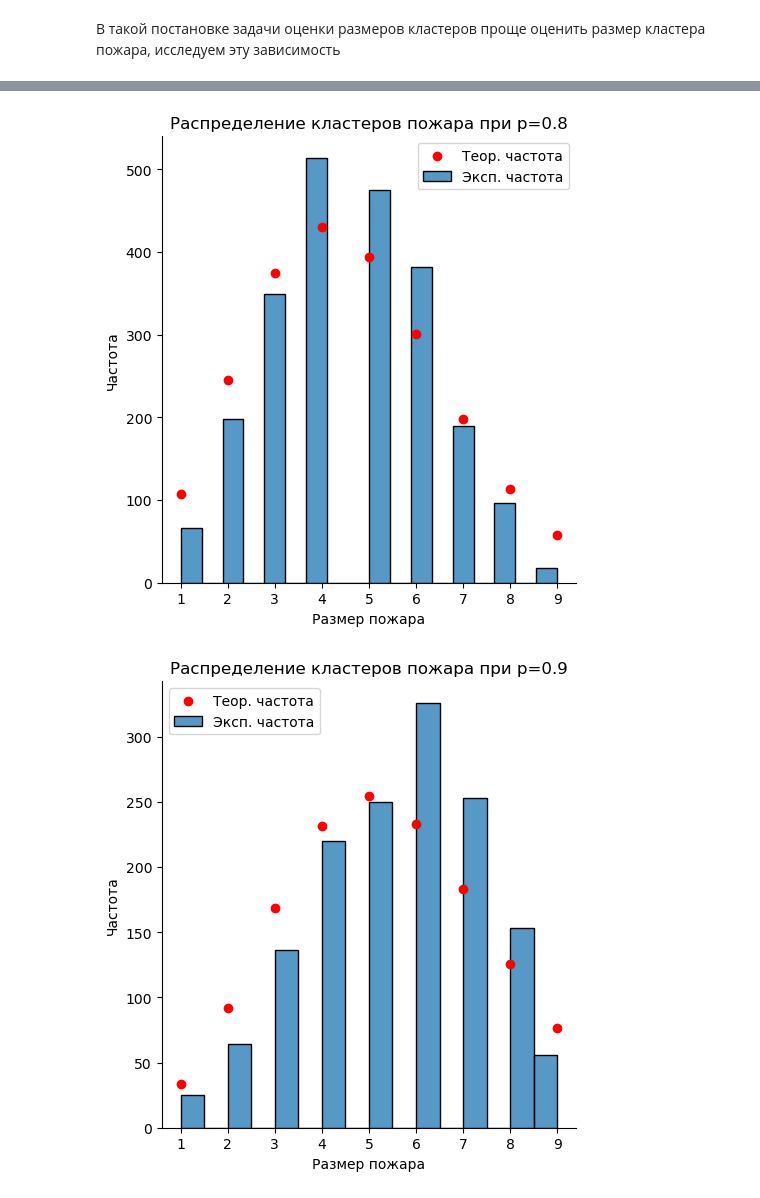
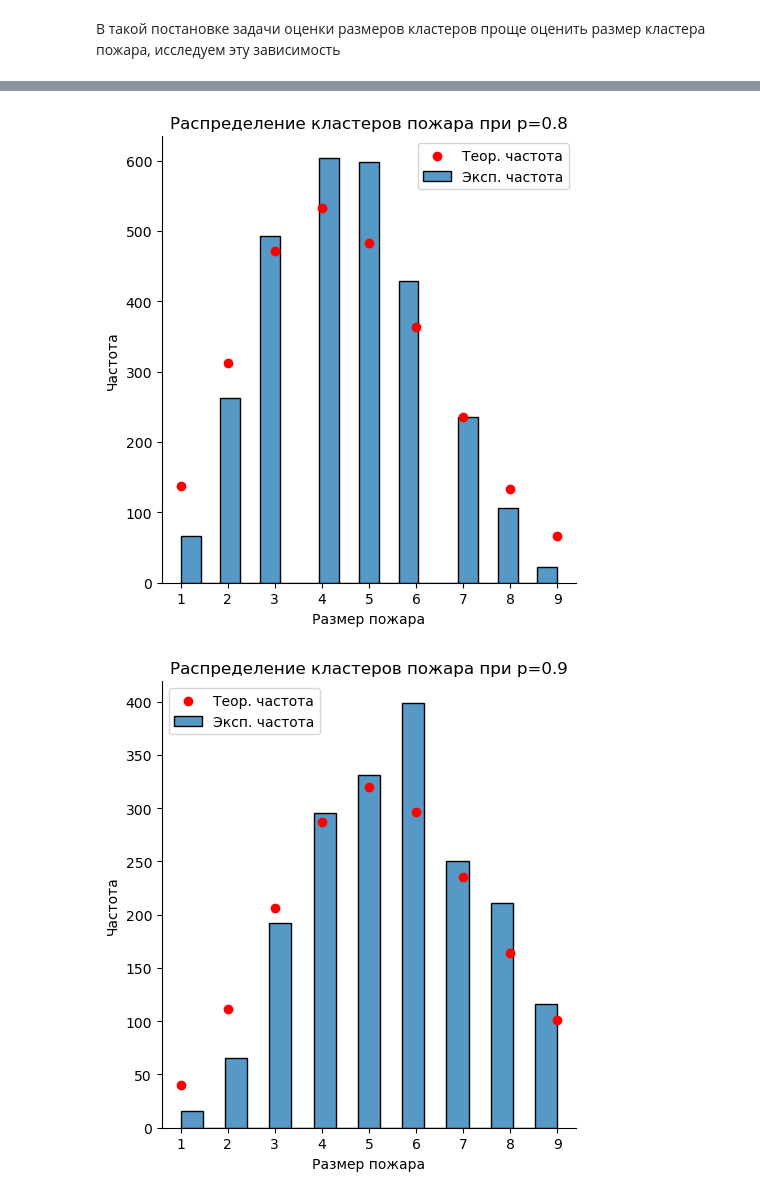
Before and after one commit to EHAT32/mathModelling, a Jupyter notebook: hw2/lab.ipynb, the cells around one changed output, grey strips where cells are left out. Cells and saved outputs as stored; diff of their text form; code cells hidden in the pictures.

```diff
--- a/hw2/lab.ipynb
+++ b/hw2/lab.ipynb
@@ -28,7 +28,7 @@ class ForestField:
         self.tree = 1
         self.fire = -1
 
-    def step(self, burnAll = False):
+    def step(self, burnAll = True):
         cell = (np.random.randint(0, self.n), np.random.randint(0, self.n))
         rand_val = np.random.rand()
         #forest growth
@@ -131,3 +131,22 @@ plt.legend()
 [figure]
 # %% [markdown]
 В такой постановке задачи оценки размеров кластеров проще оценить размер кластера пожара, исследуем эту зависимость
+# %%
+p_vals = np.arange(0.1, 1, 0.1)
+lambda_vals_exp = []
+for p in p_vals:
+    forest = ForestField(n=10, p=p, smallSize=30)
+    for _ in range(30000):
+        forest.step()
+    fire = np.array(forest.fireSize)
+    fire = fire[fire != 0]
+    int_vals = np.arange(np.min(fire), np.max(fire) + 1)
+    lambda_exp = 1/np.mean(fire)
+    lambda_vals_exp.append(lambda_exp)
+    exp_prob = lambda x, alpha: np.exp(- alpha * (x - 1)) - np.exp(- alpha * (x + 1))
+    exp_prob_vals = exp_prob(int_vals, lambda_exp) * len(fire)
+    bin_num = int(np.max(fire) - np.min(fire) + 1)
+    ax = sns.displot(fire, label = "Эксп. частота",bins=bin_num)
+    ax.set(xlabel="Размер пожара", ylabel="Частота", title=f"Распределение кластеров пожара при p={np.round(p, 2)}")
+    plt.scatter(int_vals + 0.5, exp_prob_vals, color='red', label='Теор. частота')
+    plt.legend()
@@ -134,18 +192,18 @@ plt.legend()
 # %%
 p_vals = np.arange(0.1, 1, 0.1)
-lambda_vals = []
+lambda_vals_pois = []
 for p in p_vals:
-    forest = ForestField(n=100, p=p, smallSize=30)
+    forest = ForestField(n=10, p=p, smallSize=30)
     for _ in range(30000):
-        forest.step()
+        forest.step(burnAll=False)
     fire = np.array(forest.fireSize)
     fire = fire[fire != 0]
     int_vals = np.arange(np.min(fire), np.max(fire) + 1)
     lambda_exp = np.mean(fire)
-    lambda_vals.append(lambda_exp)
-    poisson_probs_scipy = poisson.pmf(int_vals, lambda_exp) * len(fire)
+    lambda_vals_pois.append(lambda_exp)
+    pois_vals = poisson.pmf(int_vals, lambda_exp) * len(fire)
     ax = sns.displot(fire, label = "Эксп. частота")
     ax.set(xlabel="Размер пожара", ylabel="Частота", title=f"Распределение кластеров пожара при p={np.round(p, 2)}")
-    plt.scatter(int_vals, poisson_probs_scipy, color='red', label='Теор. частота')
+    plt.scatter(int_vals, pois_vals, color='red', label='Теор. частота')
     plt.legend()
 # %% [output]
@@ -159,2 +217,2 @@ for p in p_vals:
-[figure, old version]
+[figure, new version]
-[figure, old version]
+[figure, new version]
```
Also changed, not shown: parts of 12 cells of this notebook, 1 other file.
